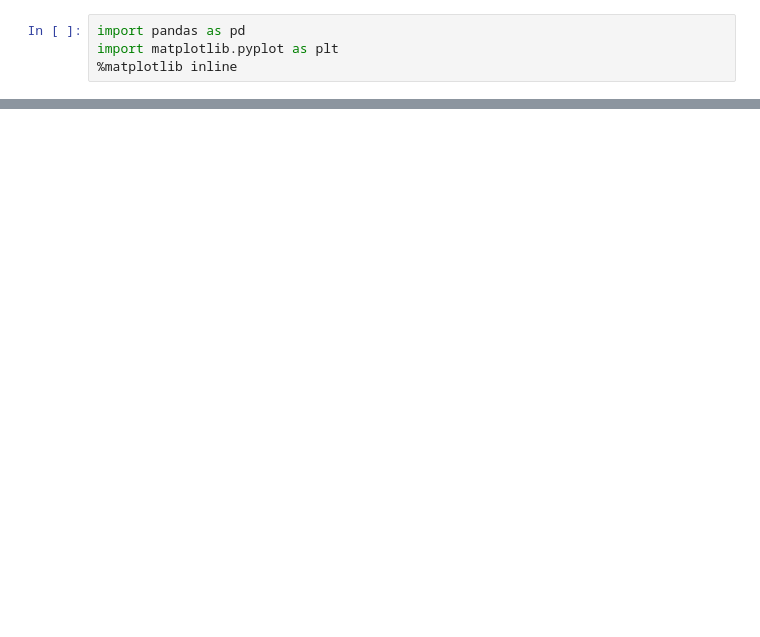
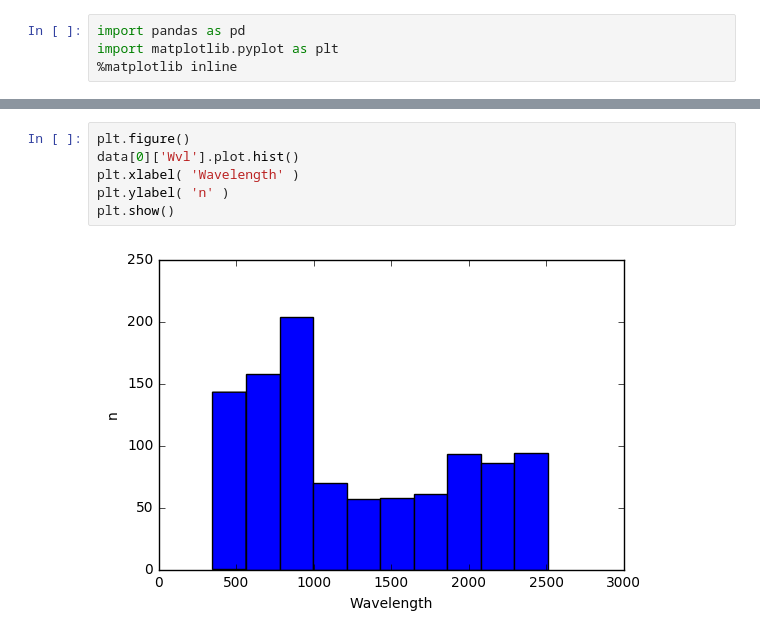
Before and after one commit to pi4-uiuc/Team_1, a Jupyter notebook: data-processing.ipynb, the cells around one changed output, grey strips where cells are left out. Drawn from its saved outputs; the diff is of its cells as text; blank space fills up the shorter version.

```diff
--- a/data-processing.ipynb
+++ b/data-processing.ipynb
@@ -20,2 +52,10 @@ data_20.head()
+# %%
+plt.figure()
+data[0]['Wvl'].plot.hist()
+plt.xlabel( 'Wavelength' )
+plt.ylabel( 'n' )
+plt.show()
+# %% [output]
+[figure, added]
 # %%
 plt.figure()
```
Also changed, not shown: parts of 13 cells of this notebook, 1 other file.
